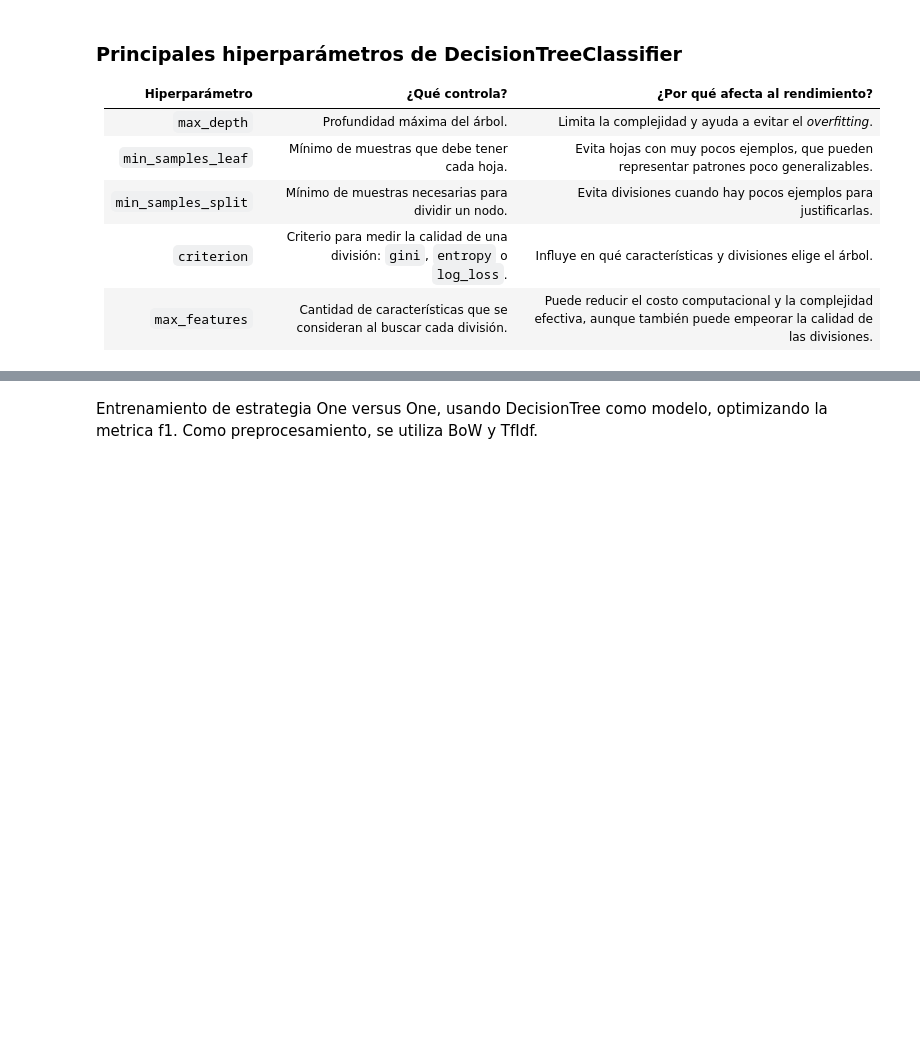
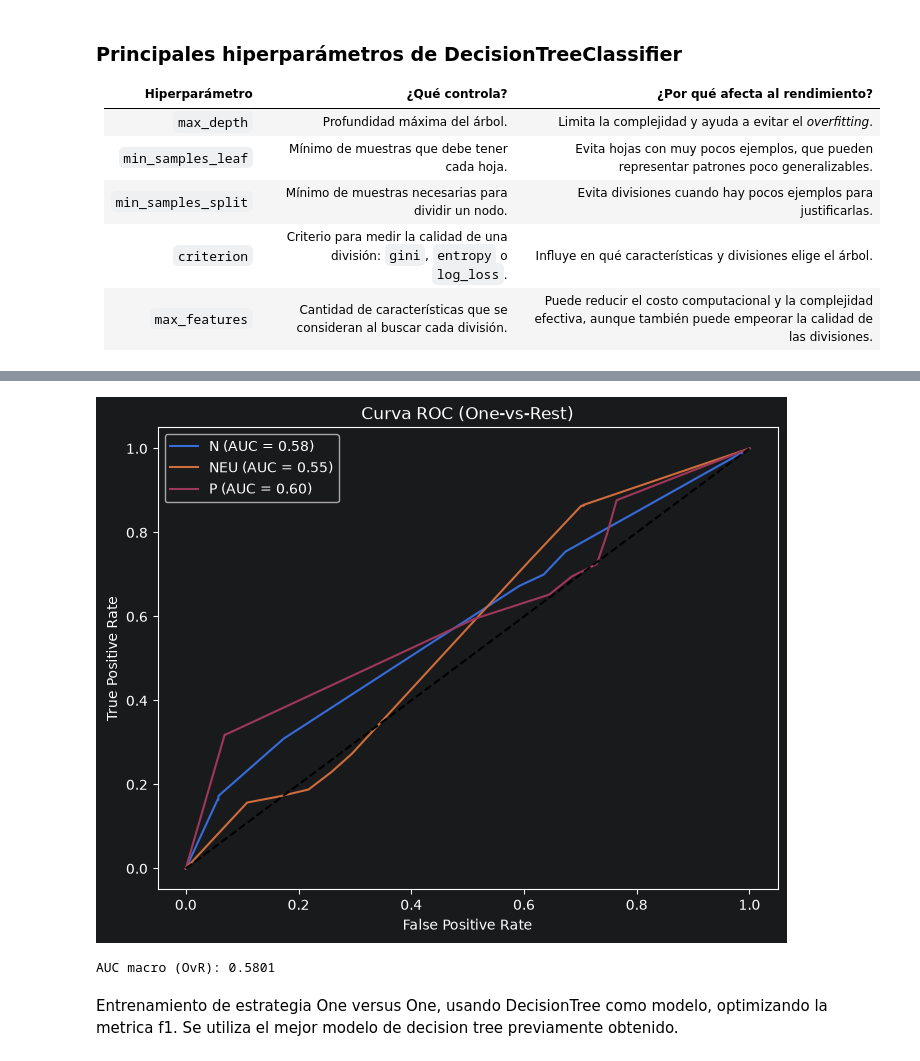
Before and after one commit to LucasFis/Tp_tweets, a Jupyter notebook: Tp_tweets.ipynb, the cells around one changed output, grey strips where cells are left out. Cells and saved outputs as stored; diff of their text form; code cells hidden in the pictures; blank space fills up the shorter version.

Commit message:
Termino de ordenar todo

```diff
--- a/Tp_tweets.ipynb
+++ b/Tp_tweets.ipynb
@@ -633,2 +679,30 @@ AttributeError: 'GridSearchCV' object has no attribute 'best_score_'
+# %%
+import numpy as np
+import matplotlib.pyplot as plt
+from sklearn.metrics import roc_curve, roc_auc_score, auc
+from sklearn.preprocessing import label_binarize
+
+clases = mejor_modelo_dt.classes_          # orden en que predict_proba devuelve las columnas
+y_prob = mejor_modelo_dt.predict_proba(X_test)   # shape (n_muestras, 3)
+y_test_bin = label_binarize(y_test, classes=clases)  # shape (n_muestras, 3)
+
+plt.figure(figsize=(8, 6))
+for i, clase in enumerate(clases):
+    fpr, tpr, _ = roc_curve(y_test_bin[:, i], y_prob[:, i])
+    plt.plot(fpr, tpr, label=f"{clase} (AUC = {auc(fpr, tpr):.2f})")
+
+plt.plot([0, 1], [0, 1], "k--")
+plt.xlabel("False Positive Rate")
+plt.ylabel("True Positive Rate")
+plt.title("Curva ROC (One-vs-Rest)")
+plt.legend()
+plt.show()
+
+# AUC global
+auc_macro = roc_auc_score(y_test, y_prob, multi_class="ovr", average="macro")
+print(f"AUC macro (OvR): {auc_macro:.4f}")
+# %% [output]
+[figure, added]
+AUC macro (OvR): 0.5801
 # %% [markdown]
-Entrenamiento de estrategia One versus One, usando DecisionTree como modelo, optimizando la metrica f1. Como preprocesamiento, se utiliza BoW y TfIdf.
+Entrenamiento de estrategia One versus One, usando DecisionTree como modelo, optimizando la metrica f1. Se utiliza el mejor modelo de decision tree previamente obtenido.
```
Also changed, not shown: parts of 25 cells of this notebook.
